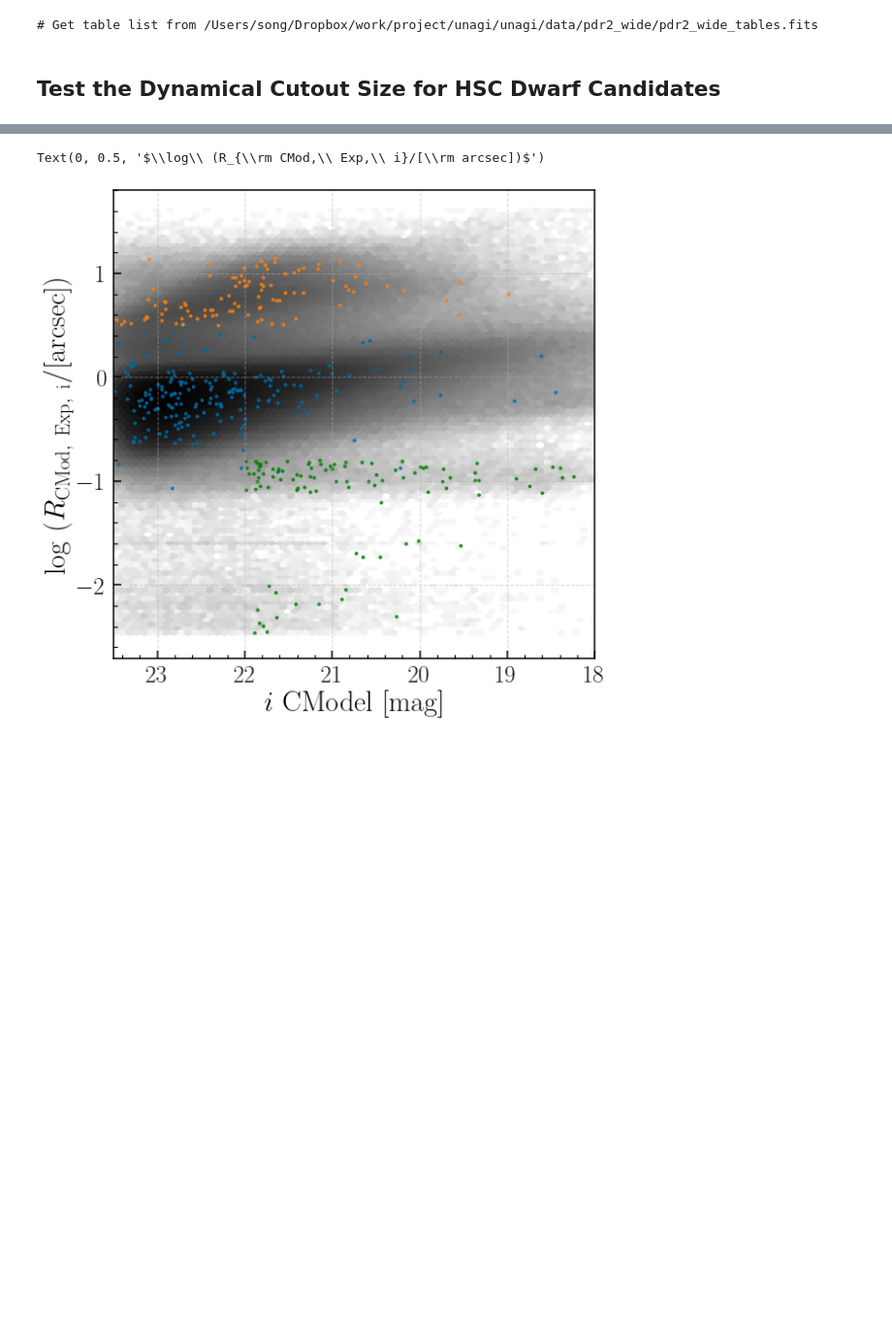
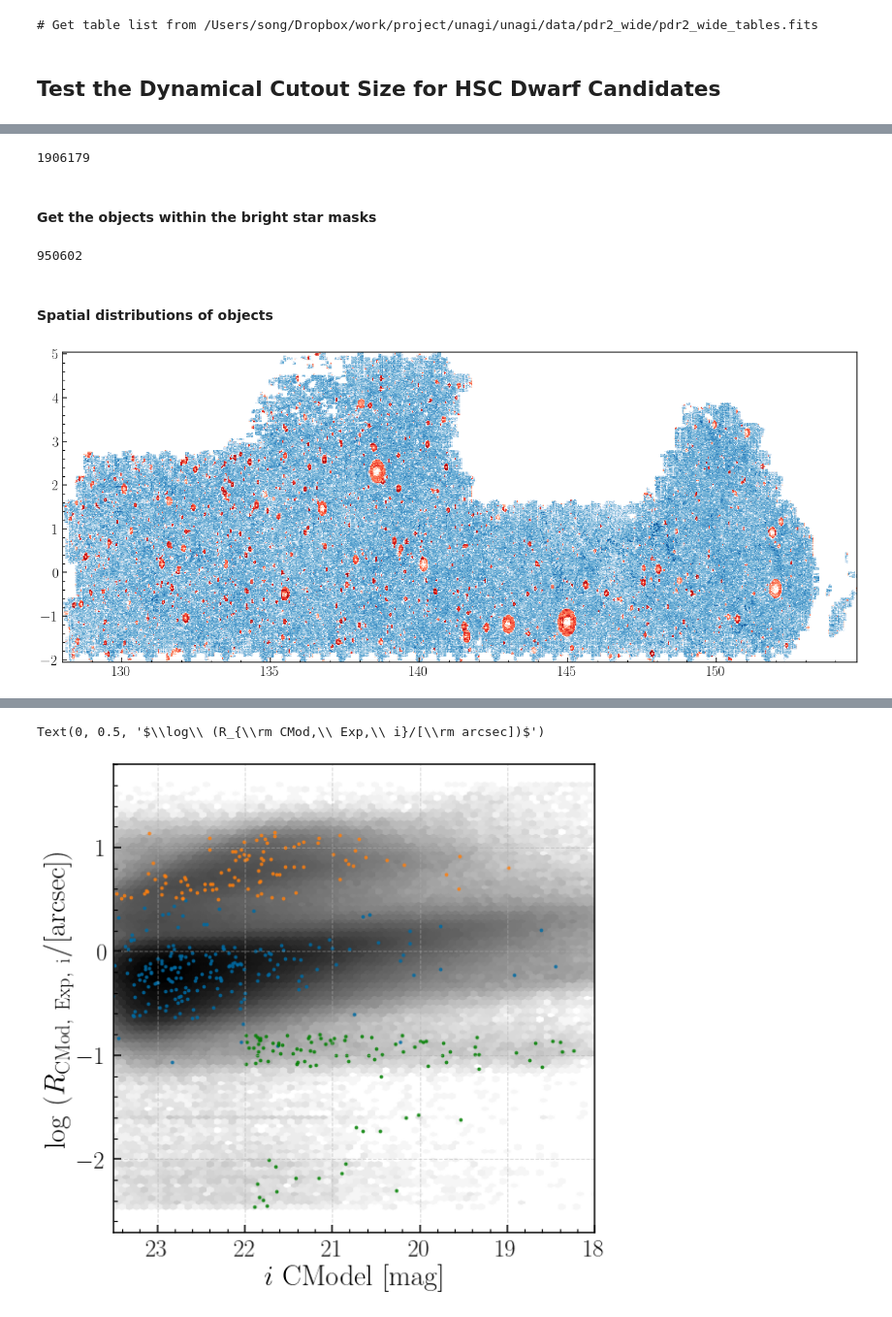
Before and after one commit to MerianSurvey/caterpillar, a Jupyter notebook: notebook/sandbox/gama09_dynamic_cutout.ipynb, the cells around one changed output, grey strips where cells are left out. Shown at 97% size. Saved outputs shown, nothing was run; the diff lists cells and outputs as text; code cells hidden in the pictures; blank space fills up the shorter version.

```diff
--- a/notebook/sandbox/gama09_dynamic_cutout.ipynb
+++ b/notebook/sandbox/gama09_dynamic_cutout.ipynb
@@ -61,0 +70,6 @@ print(cat_g09.colnames)
+# %%
+pdr2_g09_bsm = Table.read(os.path.join(merian_dir, 'catalog', 'Broadcut_GAMA09H_bsm.fits'))
+
+print(len(pdr2_g09_bsm))
+# %% [output]
+1906179
@@ -61,0 +82,2 @@ print(cat_g09.colnames)
+# %% [markdown]
+#### Get the objects within the bright star masks
@@ -62,3 +87,25 @@ print(cat_g09.colnames)
+# %%
+print(len(pdr2_g09_msk))
+
+pdr2_g09_msk = catalog.moments_to_shape(pdr2_g09_msk, shape_type='i_sdss_shape', update=True)
+pdr2_g09_msk = catalog.moments_to_shape(pdr2_g09_msk, shape_type='i_cmodel_exp_ellipse', update=True)
+pdr2_g09_msk = catalog.moments_to_shape(pdr2_g09_msk, shape_type='i_cmodel_ellipse', update=True)
+pdr2_g09_msk = catalog.moments_to_shape(pdr2_g09_msk, shape_type='r_cmodel_exp_ellipse', update=True)
+pdr2_g09_msk = catalog.moments_to_shape(pdr2_g09_msk, shape_type='r_cmodel_ellipse', update=True)
+# %% [output]
+950602
+# %% [markdown]
+#### Spatial distributions of objects
+# %%
+plt.figure(figsize=(25, 10))
+
+_ = plt.hist2d(pdr2_g09['ra'], pdr2_g09['dec'], bins=(750, 550), norm=mpl.colors.LogNorm(),
+               cmap='Reds', edgecolor='none')
+
+_ = plt.hist2d(pdr2_g09_bsm['ra'], pdr2_g09_bsm['dec'], bins=(750, 550), alpha=1.0,
+               norm=mpl.colors.LogNorm(), cmap='Blues', edgecolor='none')
+# %% [output]
+[figure, added]
 # %%
 plt.figure(figsize=(9, 9))
 plt.loglog()
```
Also changed, not shown: parts of 15 cells of this notebook, 1 other file.
